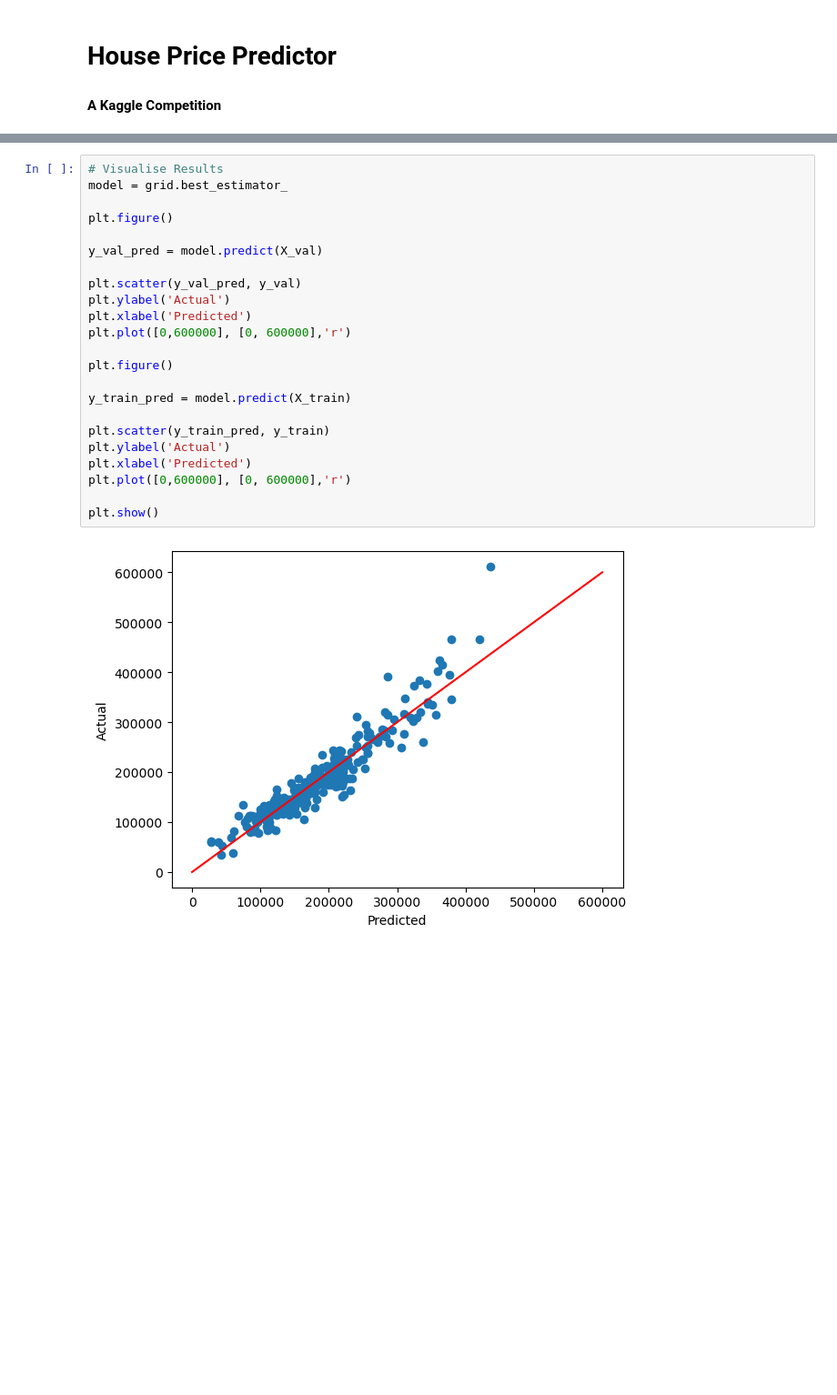
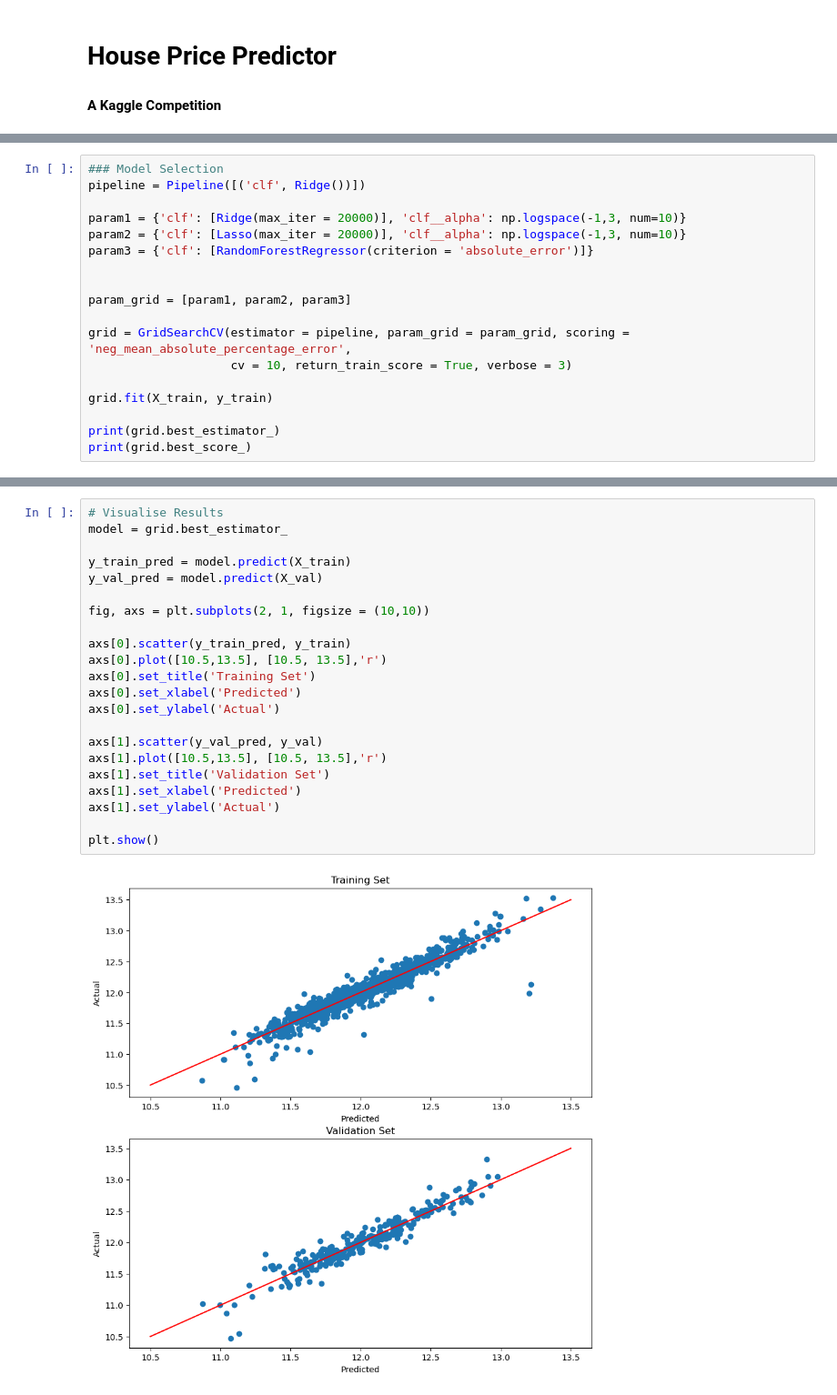
Before and after one commit to BPollins/HousePrice_Challenge, a Jupyter notebook: house_price_regression.ipynb, the cells around one changed output, grey strips where cells are left out. Shown: that part at 91% size. Saved outputs shown, nothing was run; the diff lists cells and outputs as text; blank space fills up the shorter version.

Commit message:
Improved interrogation of data and model
Ranked 865 in Kaggle leaderboard at time of completion

```diff
--- a/house_price_regression.ipynb
+++ b/house_price_regression.ipynb
@@ -154,0 +284,18 @@ Pipeline(steps=[('clf', Lasso(alpha=143.8449888287663, max_iter=20000))])
+# %%
+### Model Selection
+pipeline = Pipeline([('clf', Ridge())])
+
+param1 = {'clf': [Ridge(max_iter = 20000)], 'clf__alpha': np.logspace(-1,3, num=10)}
+param2 = {'clf': [Lasso(max_iter = 20000)], 'clf__alpha': np.logspace(-1,3, num=10)}
+param3 = {'clf': [RandomForestRegressor(criterion = 'absolute_error')]}
+
+
+param_grid = [param1, param2, param3]
+
+grid = GridSearchCV(estimator = pipeline, param_grid = param_grid, scoring = 'neg_mean_absolute_percentage_error',
+                    cv = 10, return_train_score = True, verbose = 3)
+
+grid.fit(X_train, y_train)
+
+print(grid.best_estimator_)
+print(grid.best_score_)
@@ -155,25 +320,24 @@ Pipeline(steps=[('clf', Lasso(alpha=143.8449888287663, max_iter=20000))])
 # %%
 # Visualise Results
 model = grid.best_estimator_
 
-plt.figure()
-
+y_train_pred = model.predict(X_train)
 y_val_pred = model.predict(X_val)
 
-plt.scatter(y_val_pred, y_val)
-plt.ylabel('Actual')
-plt.xlabel('Predicted')
-plt.plot([0,600000], [0, 600000],'r')
+fig, axs = plt.subplots(2, 1, figsize = (10,10))
 
-plt.figure()
+axs[0].scatter(y_train_pred, y_train)
+axs[0].plot([10.5,13.5], [10.5, 13.5],'r')
+axs[0].set_title('Training Set')
+axs[0].set_xlabel('Predicted')
+axs[0].set_ylabel('Actual')
 
-y_train_pred = model.predict(X_train)
-
-plt.scatter(y_train_pred, y_train)
-plt.ylabel('Actual')
-plt.xlabel('Predicted')
-plt.plot([0,600000], [0, 600000],'r')
+axs[1].scatter(y_val_pred, y_val)
+axs[1].plot([10.5,13.5], [10.5, 13.5],'r')
+axs[1].set_title('Validation Set')
+axs[1].set_xlabel('Predicted')
+axs[1].set_ylabel('Actual')
 
 plt.show()
 # %% [output]
-[figure, old version]
+[figure, new version]
```
Also changed, not shown: parts of 31 cells of this notebook, 1 other file.
